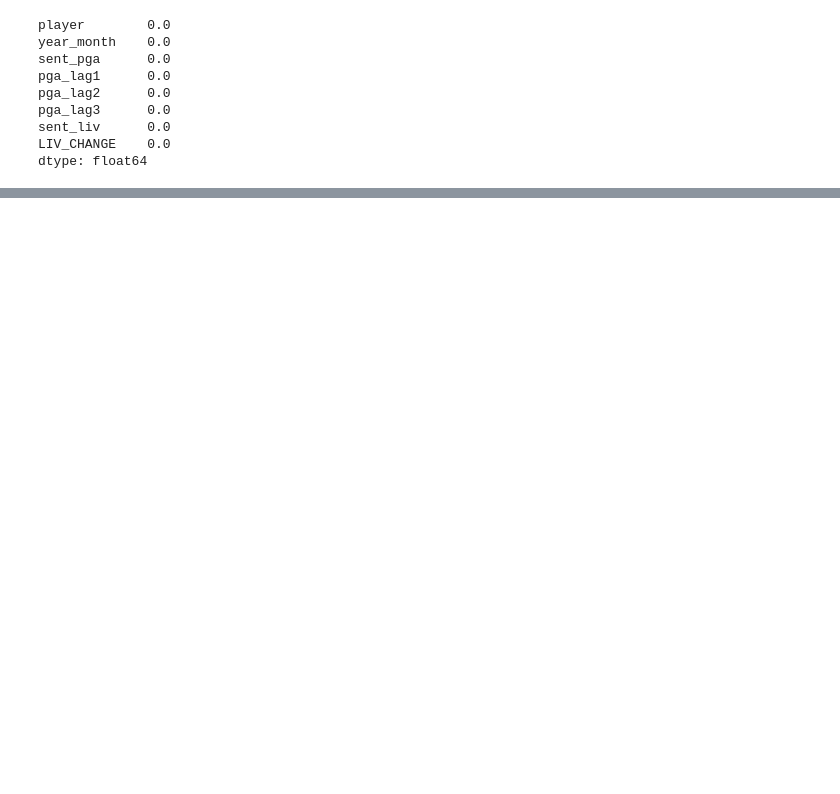
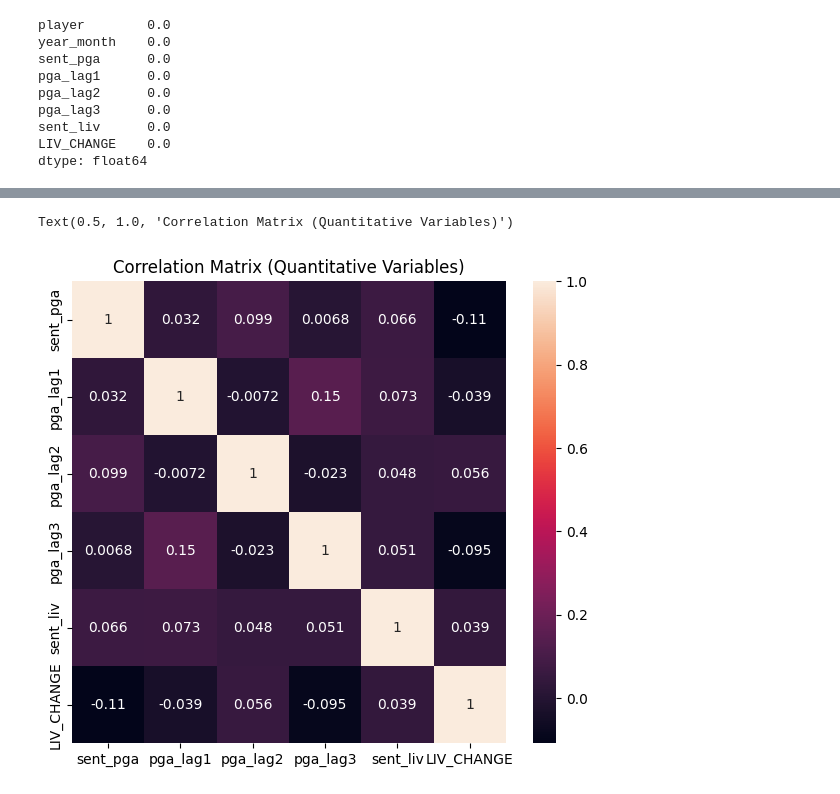
Before and after one commit to mgallon235/pga_liv, a Jupyter notebook: prediction.ipynb, the cells around one changed output, grey strips where cells are left out. Drawn from its saved outputs; the diff is of its cells as text; code cells hidden in the pictures; blank space fills up the shorter version.

```diff
--- a/prediction.ipynb
+++ b/prediction.ipynb
@@ -84,3 +66,6 @@ df
+# %%
+# Remove sent_both and interaction and percentage changes
+df = df.drop(['sent_both'], axis=1)
 # %%
 df.isna().mean()
 # %% [output]
@@ -101,0 +101,12 @@ X_train, X_val, y_train, y_val = train_test_split(df.drop('LIV_CHANGE', axis=1),
+# %%
+# Correlations among the variables
+df_for_heatmap = df.drop(columns=['player', 'year_month'])
+df_for_heatmap_corr = df_for_heatmap.corr()
+
+# Plot correlations
+fig, ax = plt.subplots(figsize=(7,6))
+ax = sns.heatmap(df_for_heatmap_corr, annot = True, )
+plt.title('Correlation Matrix (Quantitative Variables)')
+# %% [output]
+Text(0.5, 1.0, 'Correlation Matrix (Quantitative Variables)')
+[figure, added]
```
Also changed, not shown: parts of 27 cells of this notebook, 3 other files.
